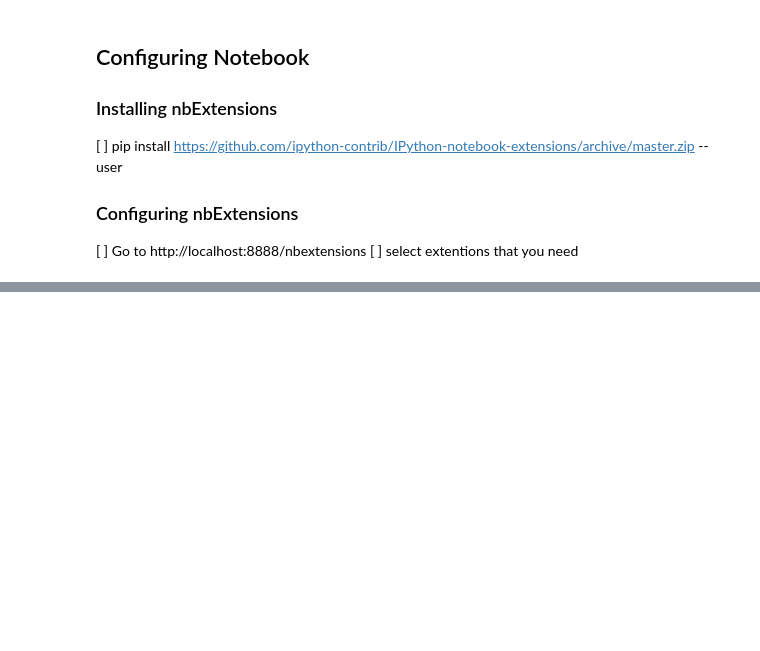
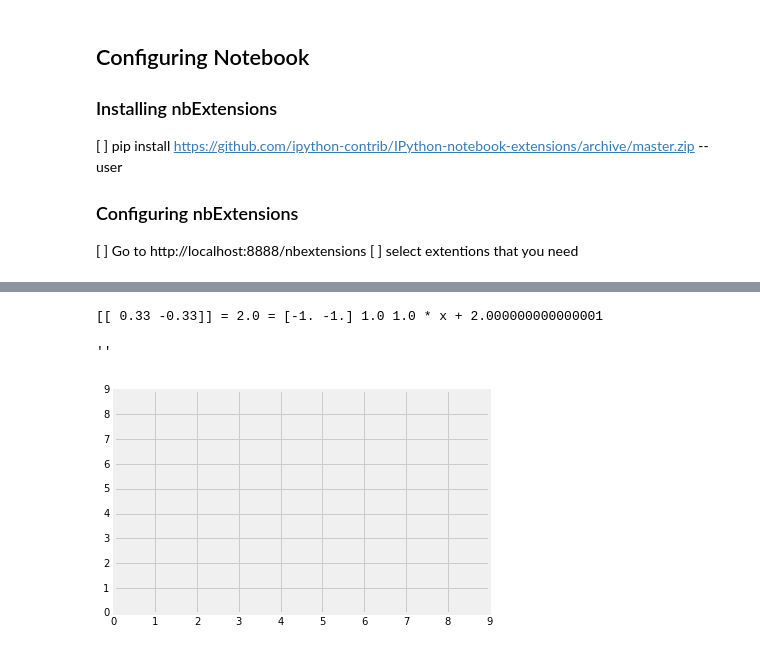
Before and after one commit to sada-narayanappa/Notebooks, a Jupyter notebook: Notes/999_Cookbook.ipynb, the cells around one changed output, grey strips where cells are left out. Drawn from its saved outputs; the diff is of its cells as text; code cells hidden in the pictures; blank space fills up the shorter version.

```diff
--- a/Notes/999_Cookbook.ipynb
+++ b/Notes/999_Cookbook.ipynb
@@ -86,0 +166,26 @@ $$E = F \cdot s $$
+# %%
+b = -clf.intercept_[0]/clf.coef_[0][-1]
+B = -clf.coef_[0] / clf.coef_[-1]
+
+eq= "{} * x + {}".format(-B[0],b)
+print(clf.coef_, "=", b, "=", B, -B[0], eq)
+# %% [output]
+[[ 0.33 -0.33]] = 2.0 = [-1. -1.] 1.0 1.0 * x + 2.000000000000001
+# %%
+# major ticks every 20, minor ticks every 5
+major_ticks = np.arange(0, 10, 1)
+minor_ticks = np.arange(0, 10, 1)
+
+plt.xticks(major_ticks)
+plt.yticks(major_ticks)
+;
+# and a corresponding grid
+
+#plt.grid(which='both')
+
+# or if you want differnet settings for the grids:
+#plt.grid(which='minor', alpha=0.2)
+#plt.grid(which='major', alpha=0.5)
+# %% [output]
+''
+[figure, added]
```
Also changed, not shown: parts of 11 cells of this notebook, 5 other files.
